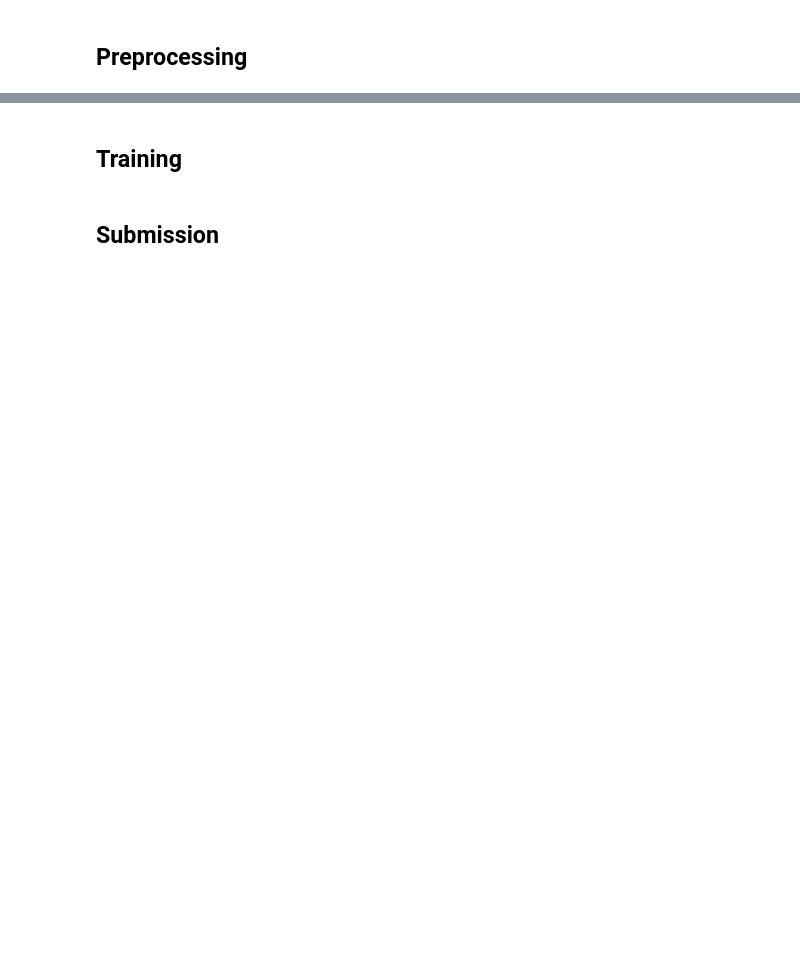
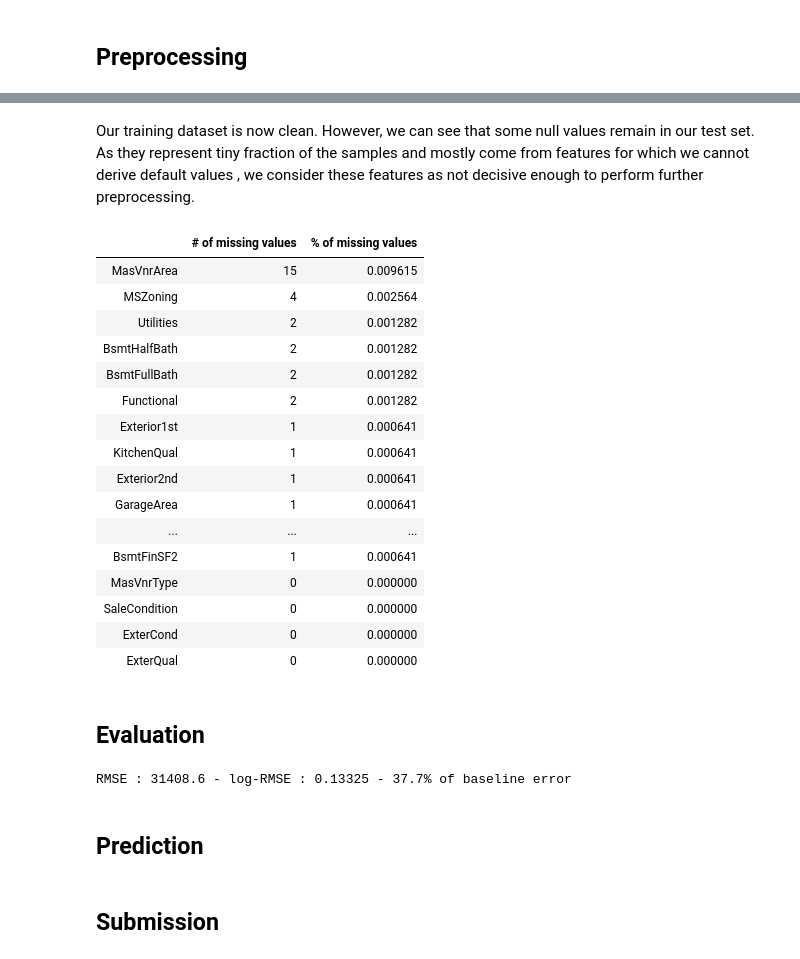
Before and after one commit to teobouvard/study, a Jupyter notebook: assignment2/Random_Forest.ipynb, the cells around one changed output, grey strips where cells are left out. Saved outputs shown, nothing was run; the diff lists cells and outputs as text; code cells hidden in the pictures; blank space fills up the shorter version.

```diff
--- a/assignment2/Random_Forest.ipynb
+++ b/assignment2/Random_Forest.ipynb
@@ -34,0 +74,4 @@ test_data = pd.read_csv('data/housing_price_test.csv', index_col=0)
+# %%
+attr = 'LotFrontage'
+train_data[attr] = train_data[attr].fillna(train_data[attr].mean())
+test_data[attr] = test_data[attr].fillna(test_data[attr].mean())
@@ -34,0 +80,4 @@ test_data = pd.read_csv('data/housing_price_test.csv', index_col=0)
+# %%
+attr = 'GarageYrBlt'
+train_data.drop(attr, axis='columns', inplace=True)
+test_data.drop(attr, axis='columns', inplace=True)
@@ -35,2 +106,27 @@ test_data = pd.read_csv('data/housing_price_test.csv', index_col=0)
+# %% [markdown]
+Our training dataset is now clean. However, we can see that some null values remain in our test set. As they represent tiny fraction of the samples and mostly come from features for which we cannot derive default values , we consider these features as not decisive enough to perform further preprocessing.
+# %%
+n_missing = test_data.isnull().sum().sort_values(ascending=False)
+p_missing = (n_missing/len(test_data))
+missing_data = pd.concat([n_missing, p_missing], axis=1, keys=['# of missing values', '% of missing values'])
+missing_data.head(20)
+# %% [output]
+|  | # of missing values | % of missing values |
+| MasVnrArea | 15 | 0.009615 |
+| MSZoning | 4 | 0.002564 |
+| Utilities | 2 | 0.001282 |
+| BsmtHalfBath | 2 | 0.001282 |
+| BsmtFullBath | 2 | 0.001282 |
+| Functional | 2 | 0.001282 |
+| Exterior1st | 1 | 0.000641 |
+| KitchenQual | 1 | 0.000641 |
+| Exterior2nd | 1 | 0.000641 |
+| GarageArea | 1 | 0.000641 |
+| ... | ... | ... |
+| BsmtFinSF2 | 1 | 0.000641 |
+| MasVnrType | 0 | 0.000000 |
+| SaleCondition | 0 | 0.000000 |
+| ExterCond | 0 | 0.000000 |
+| ExterQual | 0 | 0.000000 |
 # %%
 train_labels = train_data.pop('SalePrice')
@@ -38,3 +134,3 @@ x_train, y_train, x_val, y_val = train_test_split(features, labels)
 # %% [markdown]
-## Training
+## Evaluation
 # %%
@@ -43,0 +140,9 @@ y_pred = model.predict(x_test.values)
+# %%
+baseline_error = RMSE(np.repeat(y_train.values.mean(), len(y_val)), y_val.values)
+error = RMSE(y_pred, y_val.values)
+log_error = log_RMSE(y_pred, y_val.values)
+print(f'RMSE : {error:.1f} - log-RMSE : {log_error:.5f} - {error/baseline_error:.1%} of baseline error')
+# %% [output]
+RMSE : 31408.6 - log-RMSE : 0.13325 - 37.7% of baseline error
+# %% [markdown]
+## Prediction
```
Also changed, not shown: parts of 18 cells of this notebook, 3 other files.
